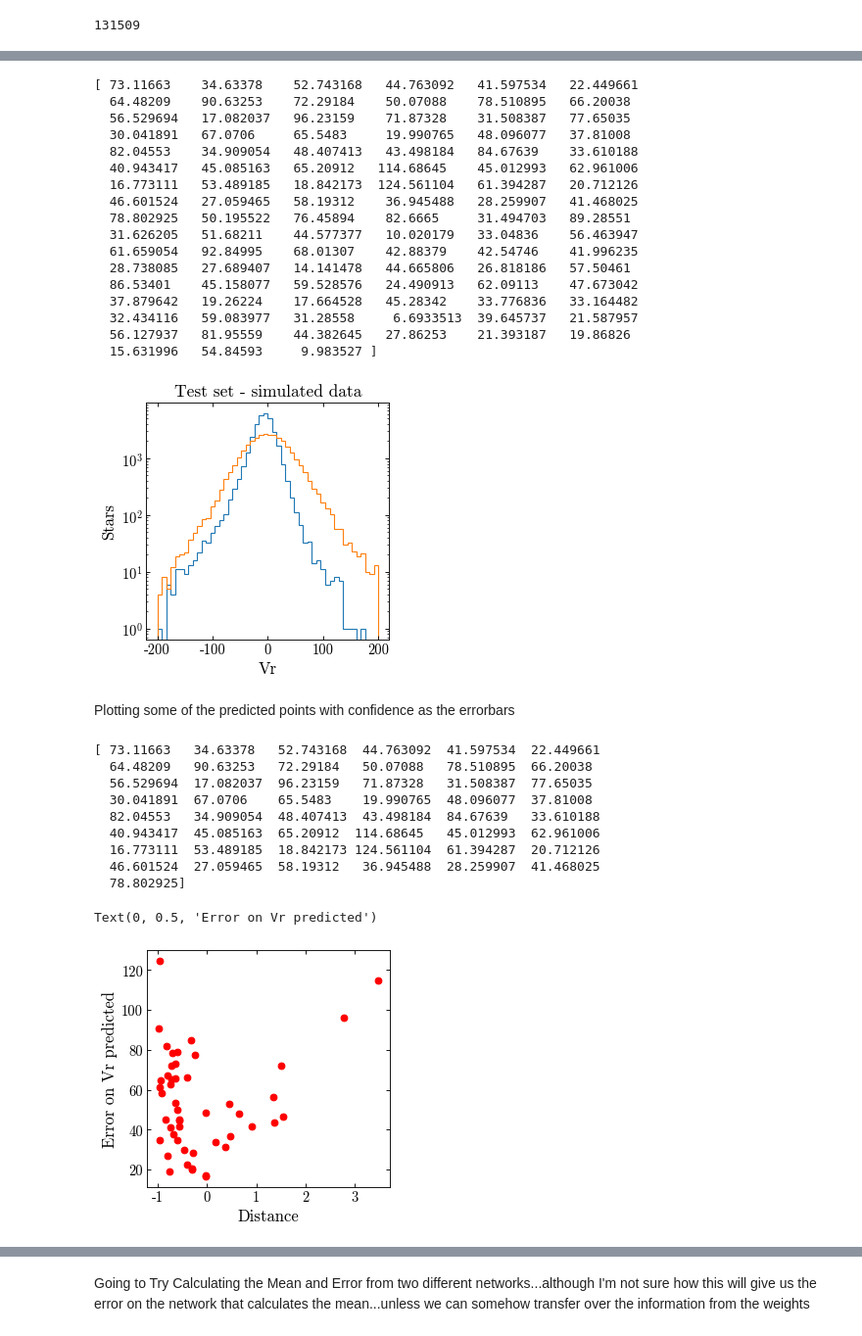
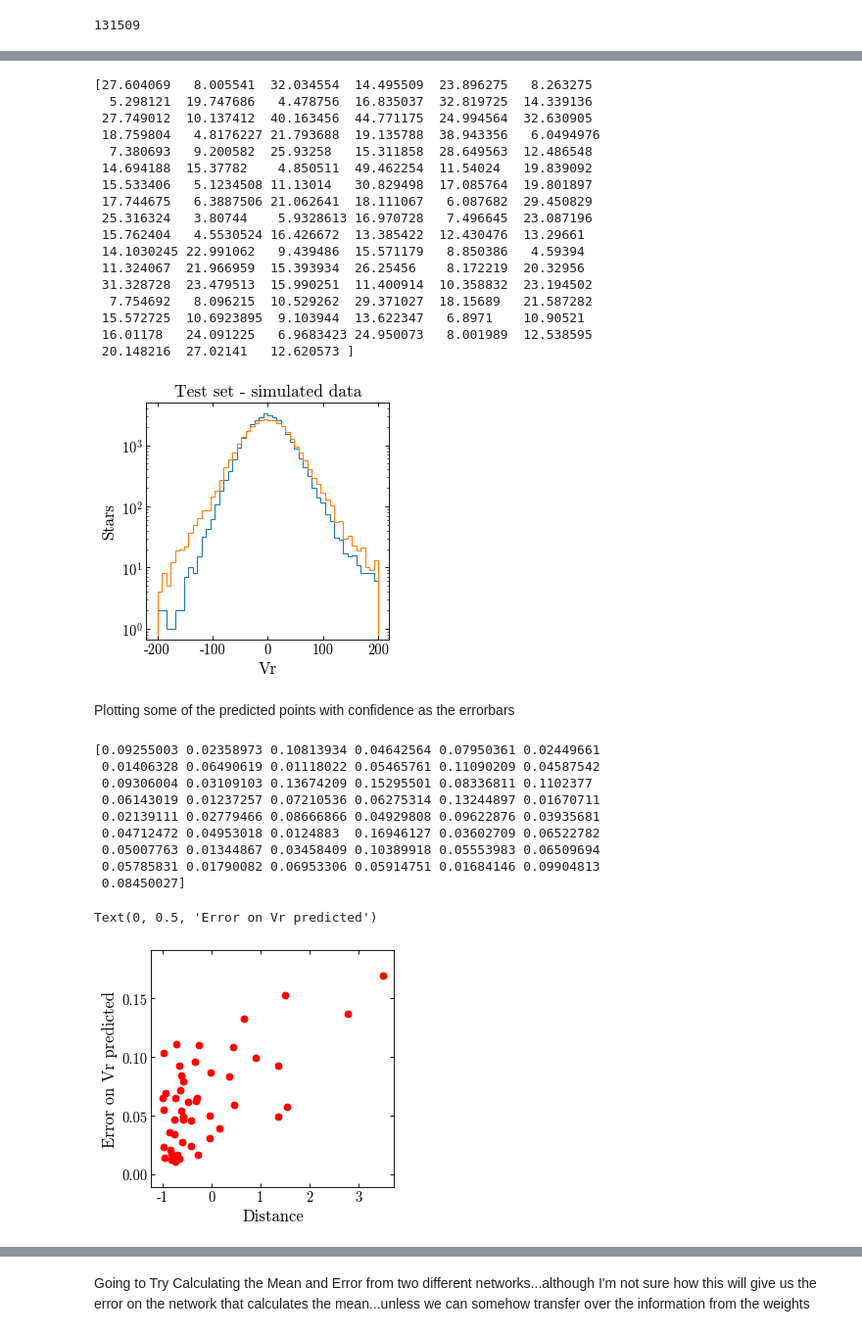
Before and after one commit to adropulic/datax_gaia, a Jupyter notebook: RVTrial1.ipynb, the cells around one changed output, grey strips where cells are left out. Shown: that part at 98% size. Cells and saved outputs as stored; diff of their text form; code cells hidden in the pictures.

Commit message:
feature scaled velocities and sigma before plotting errorbars

```diff
--- a/RVTrial1.ipynb
+++ b/RVTrial1.ipynb
@@ -180,9 +180,10 @@ history = MyModel.fit(X_train,np.vstack([y_train,
                                   np.ones(y_train.shape[0])
                                   ]).T,
                       validation_split=0.2,
-                      epochs=100,
+                      epochs=300,
                       batch_size=1000,
-                      callbacks = [es]
+                      callbacks = [es],
+                      verbose = 0
                      )
 #I think in adding the second column to the y_training values that is all 1s can give us an estimate of the error...
 #sometimes it trains really well and sometimes not...not sure why it differs so much...maybe it steps in the wrong direction
@@ -220,54 +203,57 @@ plt.show()
 test_preds = MyModel.predict(X_test)
 print(test_preds[1:100,1])
 # %% [output]
-[ 73.11663    34.63378    52.743168   44.763092   41.597534   22.449661
-  64.48209    90.63253    72.29184    50.07088    78.510895   66.20038
-  56.529694   17.082037   96.23159    71.87328    31.508387   77.65035
-  30.041891   67.0706     65.5483     19.990765   48.096077   37.81008
-  82.04553    34.909054   48.407413   43.498184   84.67639    33.610188
-  40.943417   45.085163   65.20912   114.68645    45.012993   62.961006
-  16.773111   53.489185   18.842173  124.561104   61.394287   20.712126
-  46.601524   27.059465   58.19312    36.945488   28.259907   41.468025
-  78.802925   50.195522   76.45894    82.6665     31.494703   89.28551
-  31.626205   51.68211    44.577377   10.020179   33.04836    56.463947
-  61.659054   92.84995    68.01307    42.88379    42.54746    41.996235
-  28.738085   27.689407   14.141478   44.665806   26.818186   57.50461
-  86.53401    45.158077   59.528576   24.490913   62.09113    47.673042
-  37.879642   19.26224    17.664528   45.28342    33.776836   33.164482
-  32.434116   59.083977   31.28558     6.6933513  39.645737   21.587957
-  56.127937   81.95559    44.382645   27.86253    21.393187   19.86826
-  15.631996   54.84593     9.983527 ]
+[27.604069   8.005541  32.034554  14.495509  23.896275   8.263275
+  5.298121  19.747686   4.478756  16.835037  32.819725  14.339136
+ 27.749012  10.137412  40.163456  44.771175  24.994564  32.630905
+ 18.759804   4.8176227 21.793688  19.135788  38.943356   6.0494976
+  7.380693   9.200582  25.93258   15.311858  28.649563  12.486548
+ 14.694188  15.37782    4.850511  49.462254  11.54024   19.839092
+ 15.533406   5.1234508 11.13014   30.829498  17.085764  19.801897
+ 17.744675   6.3887506 21.062641  18.111067   6.087682  29.450829
+ 25.316324   3.80744    5.9328613 16.970728   7.496645  23.087196
+ 15.762404   4.5530524 16.426672  13.385422  12.430476  13.29661
+ 14.1030245 22.991062   9.439486  15.571179   8.850386   4.59394
+ 11.324067  21.966959  15.393934  26.25456    8.172219  20.32956
+ 31.328728  23.479513  15.990251  11.400914  10.358832  23.194502
+  7.754692   8.096215  10.529262  29.371027  18.15689   21.587282
+ 15.572725  10.6923895  9.103944  13.622347   6.8971    10.90521
+ 16.01178   24.091225   6.9683423 24.950073   8.001989  12.538595
+ 20.148216  27.02141   12.620573 ]
 # %%
 plt.hist(test_preds[:,0], bins=50, range=(-200,200), histtype='step')
 plt.hist(y_test, bins=50, range=(-200,200), histtype='step')
+
 plt.xlabel('Vr')
 plt.ylabel('Stars')
 plt.title('Test set - simulated data')
 plt.yscale('log')
 plt.show()
 # %% [output]
-[figure, old version]
+[figure, new version]
 # %% [markdown]
 Plotting some of the predicted points with confidence as the errorbars
 # %%
-#test_preds[:,1] = (test_preds[:,1] - np.min(test_preds[:,1]))/(np.max(test_preds[:,1])- np.min(test_preds[:,1]))
-#trying to manually rescale confidence
+test_preds[:,0] = (test_preds[:,0] - np.min(test_preds[:,0]))/(np.max(test_preds[:,0])- np.min(test_preds[:,0]))
+test_preds[:,1] = (test_preds[:,1] - np.min(test_preds[:,1]))/(np.max(test_preds[:,1])- np.min(test_preds[:,1]))
+y_test = (y_test - np.min(y_test))/(np.max(y_test)- np.min(y_test))
+#manually normalizing output
 print(test_preds[1:50,1])
 plt.scatter(X_test[1:50,2], test_preds[1:50,1], color = 'red')
 #plt.errorbar(X_test[1:50,2], test_preds[1:50,0], yerr = test_preds[1:50,1], color = 'red',ls='none')
 plt.xlabel('Distance')
 plt.ylabel('Error on Vr predicted')
 #maybe good idea to bootstrap bc seems to have differing results for different times that I run it
 #ask what is this number??
 # %% [output]
-[ 73.11663   34.63378   52.743168  44.763092  41.597534  22.449661
-  64.48209   90.63253   72.29184   50.07088   78.510895  66.20038
-  56.529694  17.082037  96.23159   71.87328   31.508387  77.65035
-  30.041891  67.0706    65.5483    19.990765  48.096077  37.81008
-  82.04553   34.909054  48.407413  43.498184  84.67639   33.610188
-  40.943417  45.085163  65.20912  114.68645   45.012993  62.961006
-  16.773111  53.489185  18.842173 124.561104  61.394287  20.712126
-  46.601524  27.059465  58.19312   36.945488  28.259907  41.468025
-  78.802925]
+[0.09255003 0.02358973 0.10813934 0.04642564 0.07950361 0.02449661
+ 0.01406328 0.06490619 0.01118022 0.05465761 0.11090209 0.04587542
+ 0.09306004 0.03109103 0.13674209 0.15295501 0.08336811 0.1102377
+ 0.06143019 0.01237257 0.07210536 0.06275314 0.13244897 0.01670711
+ 0.02139111 0.02779466 0.08666866 0.04929808 0.09622876 0.03935681
+ 0.04712472 0.04953018 0.0124883  0.16946127 0.03602709 0.06522782
+ 0.05007763 0.01344867 0.03458409 0.10389918 0.05553983 0.06509694
+ 0.05785831 0.01790082 0.06953306 0.05914751 0.01684146 0.09904813
+ 0.08450027]
 Text(0, 0.5, 'Error on Vr predicted')
-[figure, old version]
+[figure, new version]
```
Also changed, not shown: parts of 7 cells of this notebook.
